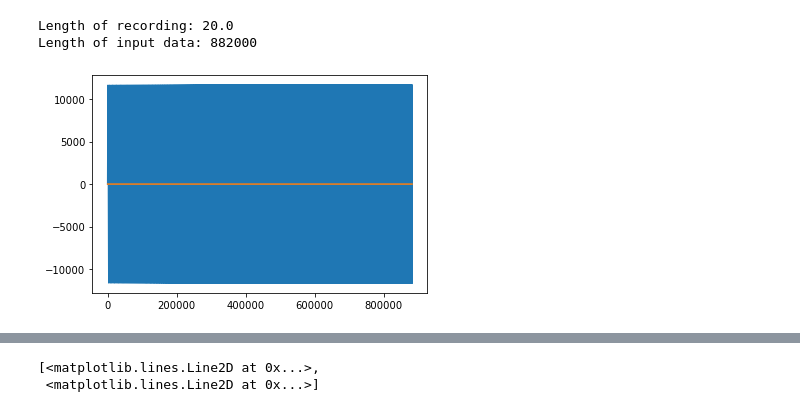
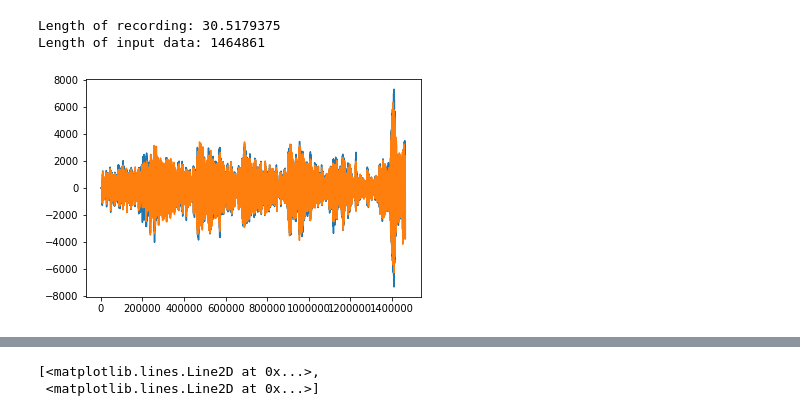
Before and after one commit to phultquist/qbox, a Jupyter notebook: biquad/BiQuad Filter.ipynb, the cells around one changed output, grey strips where cells are left out. Drawn from its saved outputs; the diff is of its cells as text; code cells hidden in the pictures.

```diff
--- a/biquad/BiQuad Filter.ipynb
+++ b/biquad/BiQuad Filter.ipynb
@@ -34,37 +34,37 @@ def biquad(arr, a0, a1, a2, b0, b1, b2):
 
     return output
 # %%
-sample_rate, input_data = wavfile.read('./../samples/LogSweep_10_1000_44k_16-bit_L.wav')
+sample_rate, input_data = wavfile.read("./../samples/First30s of Amber Rubarth _ Storms Are On The Ocean - Track 1 -  Dr. Chesky's Binaural Sound Show - 2012.wav")
 # plt.plot(input_data[0:100])
 # input_data = input_data[18 * 44000:18*44000 + 25]
 
 upsample_scale = 8
 
 cs = CubicSpline(np.arange(len(input_data)), input_data)
 
 xs = np.arange(0, len(input_data), 1/upsample_scale)
 
 # upsampled = np.int16(cs(xs))
 upsampled = cs(xs)
 upsampled_rate = upsample_scale * sample_rate
 
 print("Length of recording: " + str(len(input_data)/sample_rate))
 # plt.plot(xs, cs(xs))
 plt.plot(input_data)
 print("Length of input data: " + str(len(input_data)))
 # plt.plot(xs, upsampled)
 # after_biquad = biquad(input_data,
 #        a0 = 0.7368429900740087,
 #        a1 = -1.4736859801480173,
 #        a2 = 0.7368429900740087,
 #        b0 = 1,
 #        b1 = -1.4042736459936045,
 #        b2 = 0.5430983143024303
 #       )
 
 # plt.plot(after_biquad)
 # %% [output]
-Length of recording: 20.0
-Length of input data: 882000
+Length of recording: 30.5179375
+Length of input data: 1464861
-[figure, old version]
+[figure, new version]
 # %%
```
Also changed, not shown: parts of 5 cells of this notebook, 13 other files.
